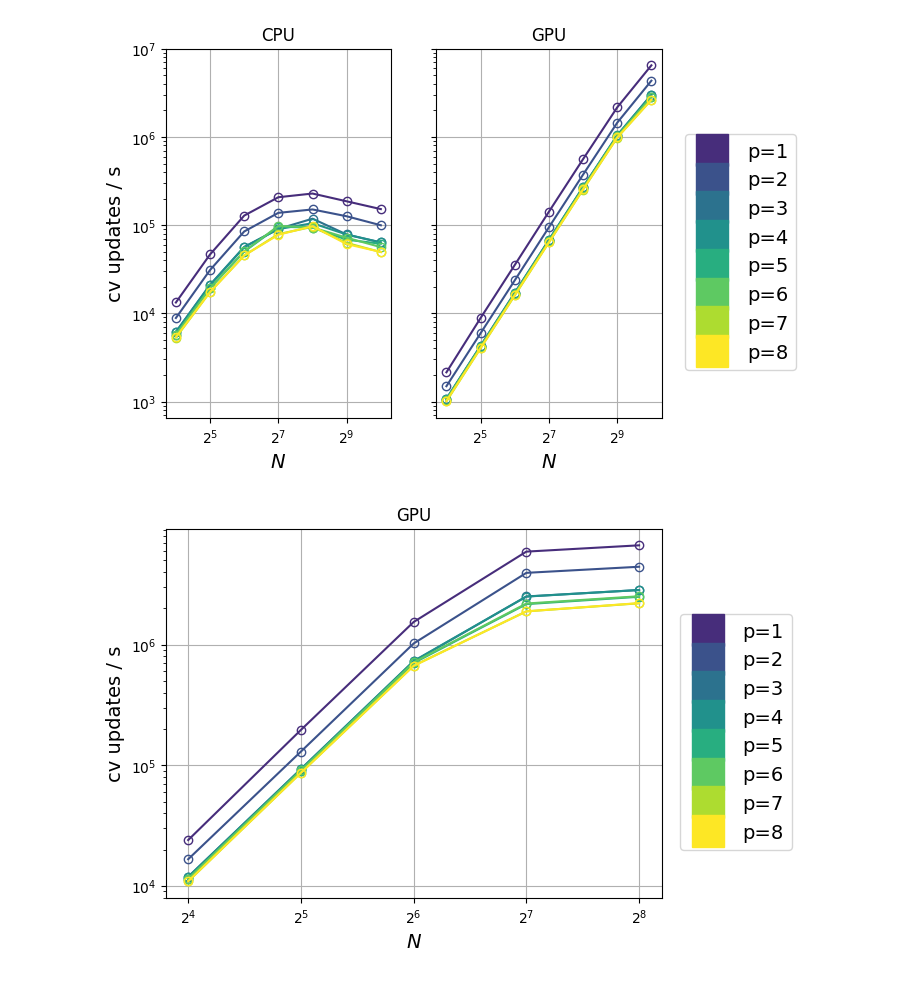
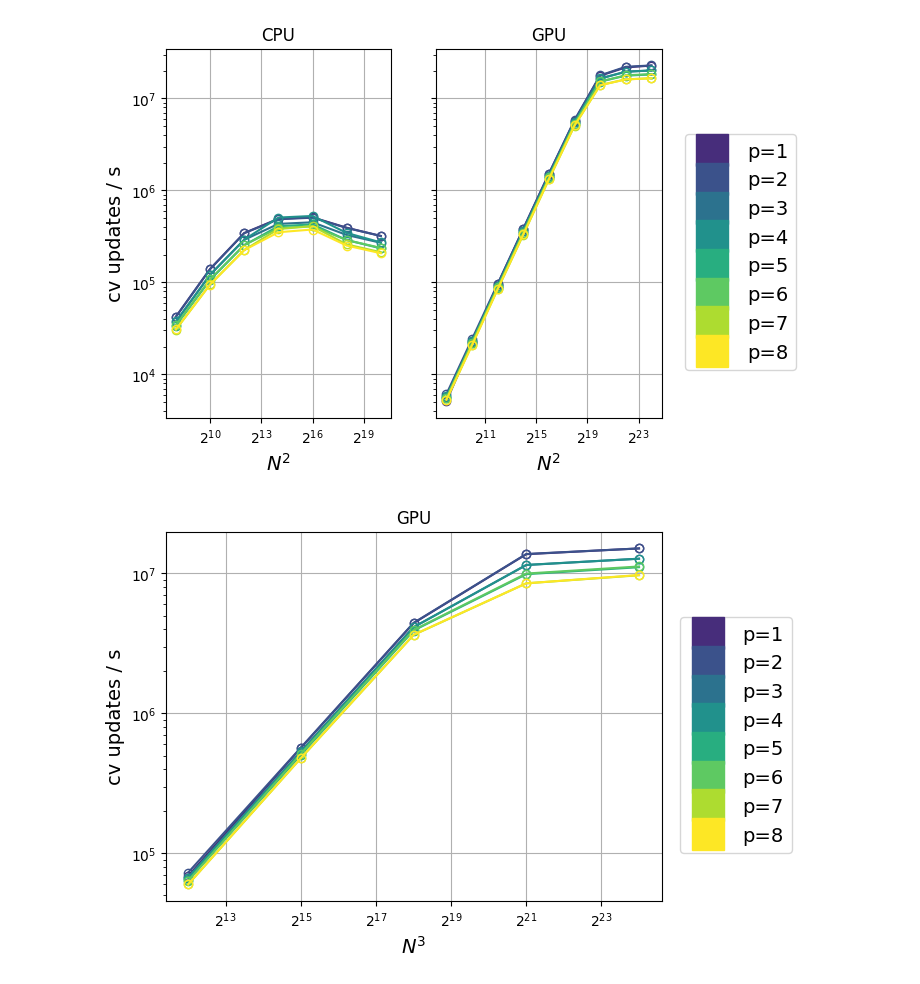
Before and after one commit to jpalafou/FVHOE, a Jupyter notebook: experiments/notebooks/sedov_timing.ipynb, the cells around one changed output. Drawn from its saved outputs; the diff is of its cells as text; code cells hidden in the pictures.

```diff
--- a/experiments/notebooks/sedov_timing.ipynb
+++ b/experiments/notebooks/sedov_timing.ipynb
@@ -9,47 +9,49 @@ viridis = mpl.colormaps["viridis"]
 def color_p(p):
     return viridis(p / 8)
 # %%
-df = pd.read_csv(f"../../data/sedov_xy_timing.csv")
+df = pd.read_csv(f"../../out/sedov_xy_timing.csv")
 
 df["rk_stages"] = df["integrator"].map({"euler": 1, "ssprk2": 2, "ssprk3": 3, "rk4": 4})
-df["updates_per_s"] = df.n_iterations * (df.N**2) / df.execution_time
+df["N_tot"] = df.N**2
+df["updates_per_s"] = df.n_iterations * df.rk_stages * df.N_tot / df.execution_time
 # %%
 fontsize = 14
 
-fig, ax = plt.subplots(1, 2, sharex=True, sharey=True)
+fig, ax = plt.subplots(1, 2, sharey=True)
 
 # filter
 df = df[(df.p >= 1)]
 
 for cupy, df_cupy in df.groupby("cupy"):
     for p, df_p in df_cupy.groupby("p"):
         ax[{True: 1, False: 0}[cupy]].plot(
-            df_p.N,
+            df_p.N_tot,
             df_p.updates_per_s,
             color=color_p(p),
             label=f"{p=}",
             marker="o",
             mfc="none",
         )
 
 ax[0].set_xscale("log", base=2)
+ax[1].set_xscale("log", base=2)
 ax[0].set_yscale("log")
 ax[0].grid()
 ax[1].grid()
-ax[0].set_xlabel(r"$N$", fontsize=fontsize)
-ax[1].set_xlabel(r"$N$", fontsize=fontsize)
+ax[0].set_xlabel(r"$N^2$", fontsize=fontsize)
+ax[1].set_xlabel(r"$N^2$", fontsize=fontsize)
 ax[0].set_ylabel("cv updates / s", fontsize=fontsize)
 ax[0].set_title("CPU")
 ax[1].set_title("GPU")
 
 leg = ax[1].legend(loc="center", bbox_to_anchor=(1.35, 0.45), fontsize=fontsize)
 for line, p in zip(leg.get_lines(), [1, 2, 3, 4, 5, 6, 7, 8]):
     line.set_linestyle("none")
     line.set_marker("s")
     line.set_markersize(23)
     line.set_markerfacecolor(color_p(p))
 
-fig.savefig(f"../../data/sedov_xy_timing.png", dpi=300, bbox_inches="tight")
+fig.savefig(f"../../out/sedov_xy_timing.png", dpi=300, bbox_inches="tight")
 # %% [output]
-[figure, old version]
+[figure, new version]
 # %%
@@ -67,7 +70,7 @@ df = df[(df.p >= 1)]
 
 for p, df_p in df.groupby("p"):
     ax.plot(
-        df_p.N,
+        df_p.N_tot,
         df_p.updates_per_s,
         color=color_p(p),
         label=f"{p=}",
@@ -78,7 +81,7 @@ for p, df_p in df.groupby("p"):
 ax.set_xscale("log", base=2)
 ax.set_yscale("log")
 ax.grid()
-ax.set_xlabel(r"$N$", fontsize=fontsize)
+ax.set_xlabel(r"$N^3$", fontsize=fontsize)
 ax.set_ylabel("cv updates / s", fontsize=fontsize)
 ax.set_title("GPU")
 
@@ -89,6 +92,6 @@ for line, p in zip(leg.get_lines(), [1, 2, 3, 4, 5, 6, 7, 8]):
     line.set_markersize(23)
     line.set_markerfacecolor(color_p(p))
 
-fig.savefig(f"../../data/sedov_xyz_timing.png", dpi=300, bbox_inches="tight")
+fig.savefig(f"../../out/sedov_xyz_timing.png", dpi=300, bbox_inches="tight")
 # %% [output]
-[figure, old version]
+[figure, new version]
```
Also changed, not shown: parts of 1 cell of this notebook, 3 other files.
